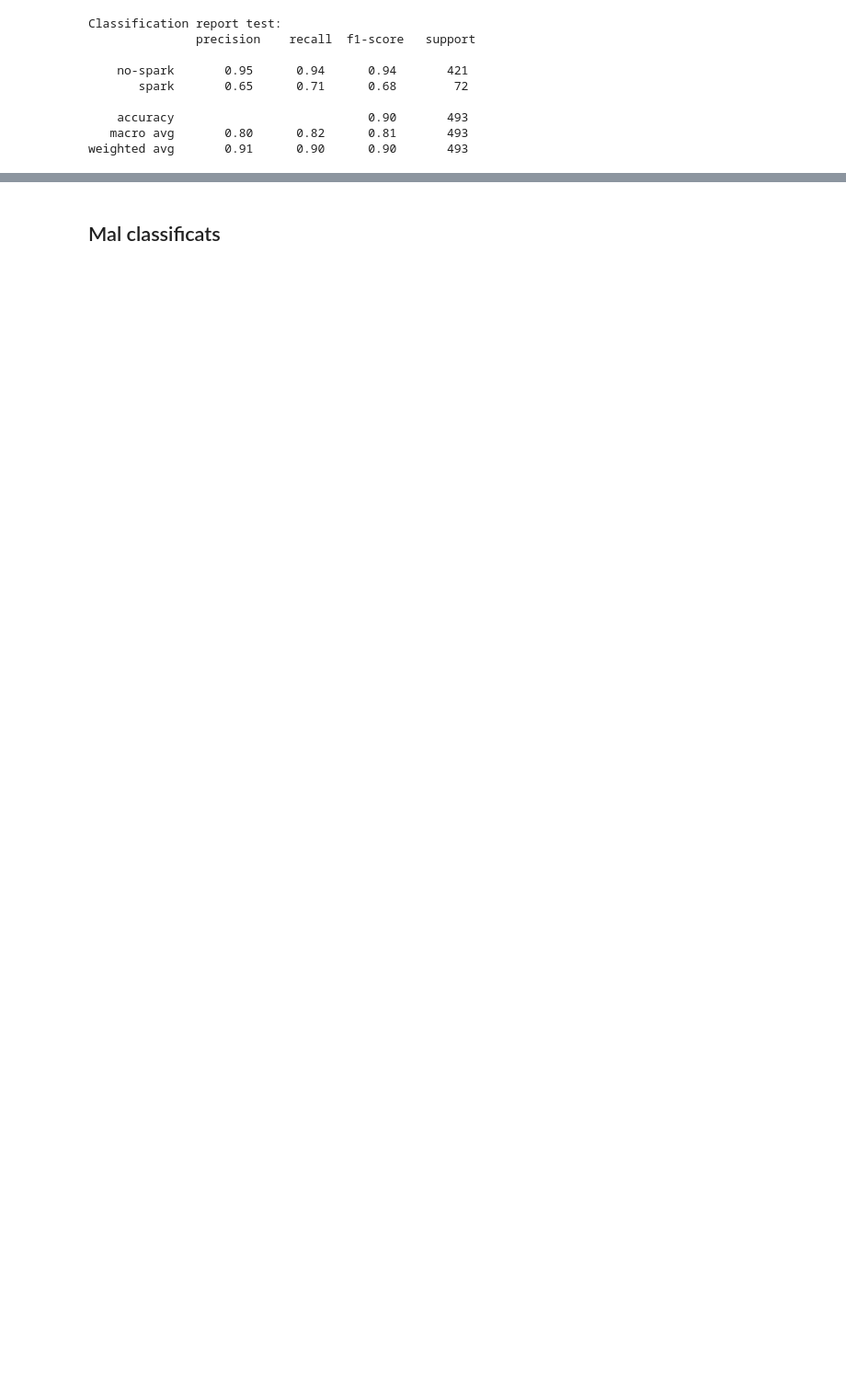
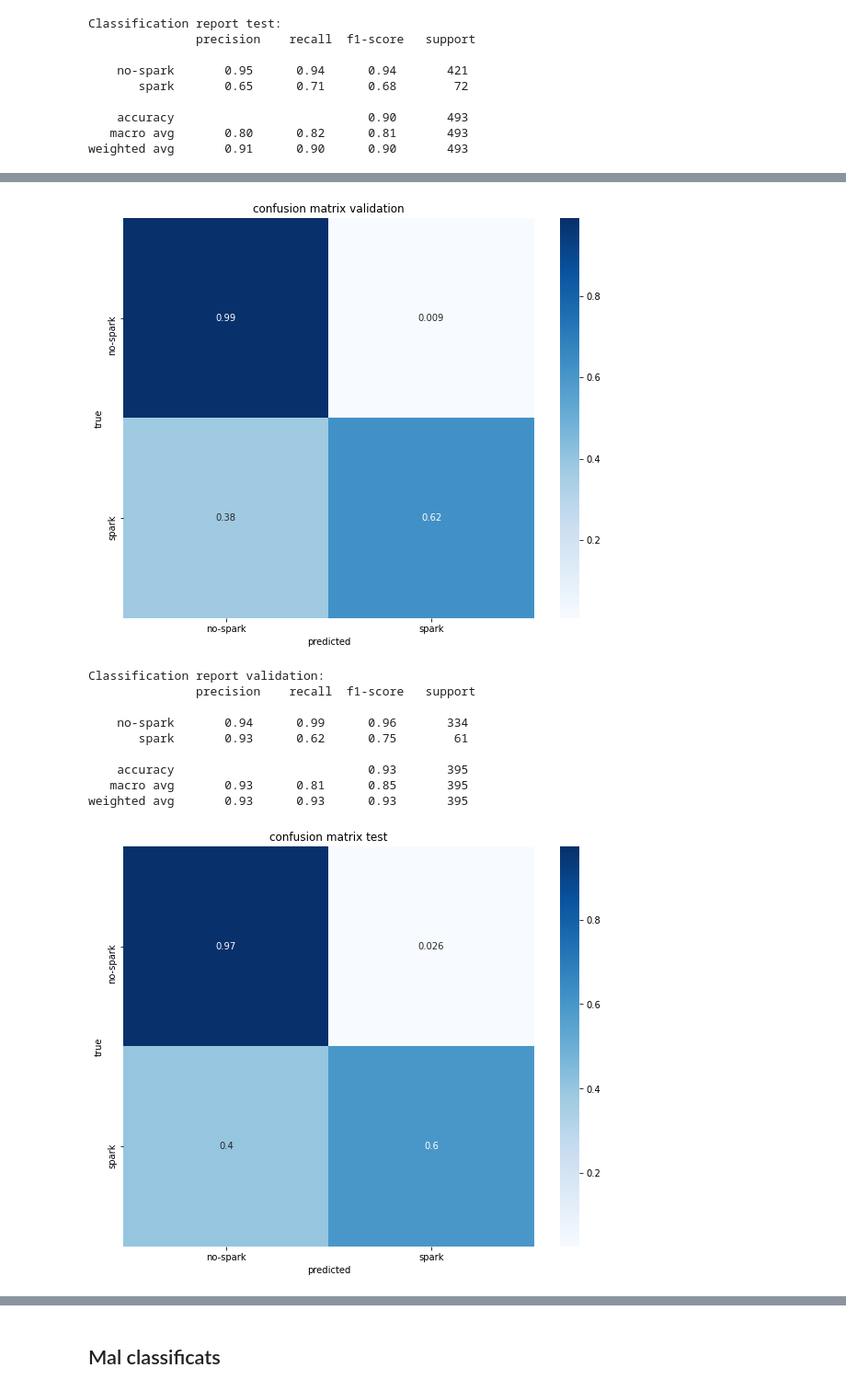
Before and after one commit to raulbenitez/DEEPCARDIO, a Jupyter notebook: sparks/train/inception_test.ipynb, the cells around one changed output, grey strips where cells are left out. Shown at 92% size. Saved outputs shown, nothing was run; the diff lists cells and outputs as text; code cells hidden in the pictures; blank space fills up the shorter version.

```diff
--- a/sparks/train/inception_test.ipynb
+++ b/sparks/train/inception_test.ipynb
@@ -26,5 +30,6 @@ Using TensorFlow backend.
 # %%
-X_train, Y_train, X_test, Y_test = load_data(classesFromFile=True, imageFolder='../../_datasets/deepcardio/170215_RyR-GFP30_RO_01_Serie2_SPARKS-calcium')
+# ../../_datasets/deepcardio/170215_RyR-GFP30_RO_01_Serie2_SPARKS-calcium
+X_train, Y_train, X_test, Y_test = load_data(classesFromFile=True, imageFolder='drive/MyDrive/tfm/DEEPCARDIO_drive/_datasets/deepcardio/170215_RyR-GFP30_RO_01_Serie2_SPARKS-calcium')
 X_train, X_valid, Y_train, Y_valid = train_test_split(X_train, Y_train, test_size=0.2, random_state=1)
 # %% [output]
 Prop of sparks in train dataset: 14.92, and in validation dataset: 14.6
@@ -378,0 +416,38 @@ weighted avg       0.91      0.90      0.90       493
+# %%
+inceptionv3 = keras.applications.InceptionV3(include_top=True, weights=None, classes=2, input_shape=X_train[0].shape)
+inceptionv3.load_weights("drive/MyDrive/tfm/DEEPCARDIO_drive/sparks/train/inceptionv3_ep200_batch64_metric_09recall_01sigmoid.h5")
+
+class_labels = ['no-spark', 'spark']
+# %%
+Y_test_pred = inceptionv3.predict(X_test)
+Y_valid_pred = inceptionv3.predict(X_valid)
+# %%
+confMatrix = confusion_matrix(Y_valid.argmax(axis=1), Y_valid_pred.argmax(axis=1), normalize='true')
+plt.figure(figsize=(10,8))
+sns.heatmap(confMatrix, cmap='Blues', xticklabels=class_labels, yticklabels=class_labels, annot=True)
+plt.title('confusion matrix validation')
+plt.xlabel('predicted')
+plt.ylabel('true')
+plt.show()
+print("Classification report validation:\n",  classification_report(Y_valid.argmax(axis=1), Y_valid_pred.argmax(axis=1), target_names=class_labels))
+
+confMatrix = confusion_matrix(Y_test.argmax(axis=1), Y_test_pred.argmax(axis=1), normalize='true')
+plt.figure(figsize=(10,8))
+sns.heatmap(confMatrix, cmap='Blues', xticklabels=class_labels, yticklabels=class_labels, annot=True)
+plt.title('confusion matrix test')
+plt.xlabel('predicted')
+plt.ylabel('true')
+plt.show()
+print("Classification report test:\n",  classification_report(Y_test.argmax(axis=1), Y_test_pred.argmax(axis=1), target_names=class_labels))
+# %% [output]
+[figure, added]
+Classification report validation:
+               precision    recall  f1-score   support
+
+    no-spark       0.94      0.99      0.96       334
+       spark       0.93      0.62      0.75        61
+
+    accuracy                           0.93       395
+   macro avg       0.93      0.81      0.85       395
+weighted avg       0.93      0.93      0.93       395
+[figure, added]
```
Also changed, not shown: parts of 38 cells of this notebook.
